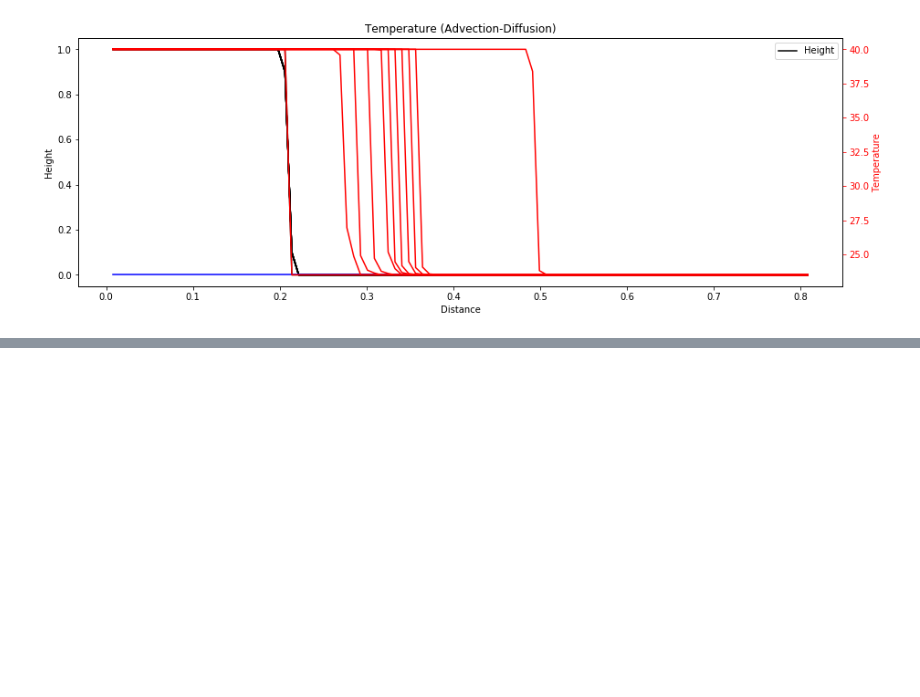
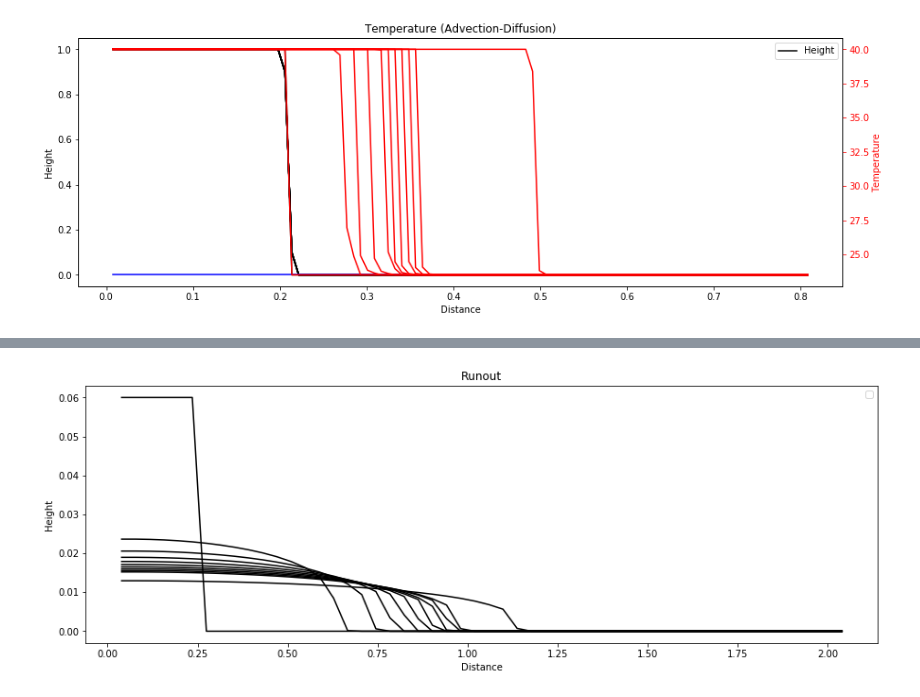
Before and after one commit to JanineBirnbaum18/3-phase-flow, a Jupyter notebook: Homogeneous flow.ipynb, the cells around one changed output, grey strips where cells are left out. Saved outputs shown, nothing was run; the diff lists cells and outputs as text; code cells hidden in the pictures; blank space fills up the shorter version.

```diff
--- a/Homogeneous flow.ipynb
+++ b/Homogeneous flow.ipynb
@@ -283,8 +294,11 @@ def damBreak(x, h0, theta, rho, K, tauy, n, g, ts, i):
 
     return h, t, Y
 # %%
+# Problem setup
 H = 1 # reservoir height in m
 L = 1  # reservoir length in m
+
+g = 10   # gravitational acceleration m/s^2
 
 # Discretize domain
 m = 100
@@ -294,11 +308,9 @@ dx = x[1] - x[0]
 ts = 10 # time in s
 i = 100000
 
-theta = 30*np.ones(m+2)
+theta = 0*np.ones(m+2)
 
-# Dimensional
-g = 10   # gravitational acceleration m/s^2
-
+# Fluid propeties
 n = 0.5*np.ones((i+2,m+2)) # power law exponent
 K = np.ones((i+2,m+2))  # consistency in Pas
 rho = np.ones((i+2,m+2)) # density in kg/m^3
@@ -309,20 +321,21 @@ tauy[:30000,:] = 100
 h0 = np.zeros(m+2)
 h0[x<=L] = H
 
-
-theta = np.zeros_like(x)
+# Rotate coordinates for plotting
 x_trans = np.cumsum(cosd(theta)*dx)
 z0 = np.cumsum(sind(-theta)*dx)
 z0 -= np.min(z0)
 
+# Solve
 h, t, Y = damBreak(x, h0, theta, rho, K, tauy, n, g, ts, i)
 h2, t2, Y2 = damBreak(x, h0, theta, rho, K, np.zeros((i+2,m+2)), n, g, ts, i)
 
+# Plot result
 fig,ax = plt.subplots(figsize=(15,5))
-for k in 5000*np.arange(10):
+for k in 5000*np.arange(10): # Plot 10 snapshots
     ax.plot(x_trans,h[k,:].transpose()*cosd(theta) + z0,'k-');
     ax.plot(x_trans,h2[k,:].transpose()*cosd(theta) + z0,'r-');
-ax.plot(x_trans,h[-1,:].transpose()*cosd(theta) + z0,'k-',label='Onset of yield strength');
+ax.plot(x_trans,h[-1,:].transpose()*cosd(theta) + z0,'k-',label='Onset of yield strength'); # Plot final state
 ax.plot(x_trans,h2[-1,:].transpose()*cosd(theta) + z0,'r-',label='No yield strength');
 ax.set_xlabel('Distance')
 ax.set_ylabel('Height')
@@ -714,3 +751,64 @@ ax.set_title('Temperature (Advection-Diffusion)');
 ax.legend();
 # %% [output]
 [figure]
+# %%
+# Problem setup
+H = 0.06 # reservoir height in m
+L = 0.2  # reservoir length in m
+K = Visc(23.5)  # consistency in Pa s
+rho = Density(23.5) # density in kg/m^3
+g = 9.81  # gravitational acceleration m/s^2
+tauy = 0 # yield stress in Pa
+n = 1 # power law exponent
+
+# Discretize domain
+m = 50
+x = np.linspace(0, 2, m+2)
+dx = x[1] - x[0]
+
+ts = 10 # time in s
+i = 100000
+
+# Initial condition
+h0 = np.zeros(m+2)
+h0[x<=L] = 1
+
+# Bed topography
+theta = np.zeros_like(x)
+x_trans = np.cumsum(cosd(theta)*dx)
+z0 = np.cumsum(sind(-theta)*dx)
+z0 -= np.min(z0)
+
+# Solve
+h, t, Y = damBreak_RK2(x, L, h0, H, theta, rho, K, tauy, n, g, ts, i)
+
+# Plot result
+fig,ax = plt.subplots(figsize=(15,5))
+for k in 5000*np.arange(10):
+    ax.plot(x_trans,h[k,:].transpose()*cosd(theta) + z0,'k-');
+ax.plot(x_trans,h[-1,:].transpose()*cosd(theta) + z0,'k-');
+ax.set_xlabel('Distance')
+ax.set_ylabel('Height')
+ax.set_title('Runout');
+ax.legend();
+
+# Find front progression
+x_pos = np.zeros((i+2))
+for j in np.arange(i+2):
+    x_pos[j] = max(np.max(x[h[j,:]>0]),0.2) - 0.2
+
+fig,ax = plt.subplots(figsize=(15,5))
+ax.loglog(t,x_pos)
+ax.set_xlabel('Time [s]')
+ax.set_ylabel('Distance [m]')
+
+# Find expected n graphically
+c = ['r','b','g']
+
+for  j,n in enumerate(np.arange(1,4)):
+    color = c[j]
+    y1 = x_pos[1]/t[1]**(n/(n+1))
+    y2 = x_pos[-40000]/t[-40000]**(n/(2*n+3))
+    ax.loglog(t[1:15], y1 * t[1:15]**(n/(n+1)),Color=color)
+    ax.loglog(t[-40000:], y2 * t[-40000:]**(n/(2*n+3)),Color=color)
+# %% [output]
@@ -716,0 +816 @@ ax.legend();
+[figure, added]
```
Also changed, not shown: parts of 10 cells of this notebook.
